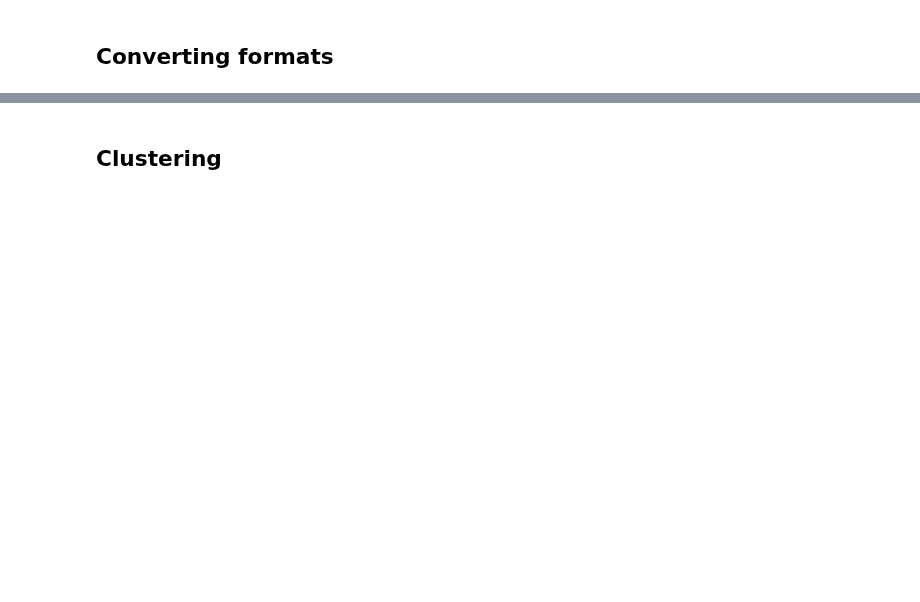
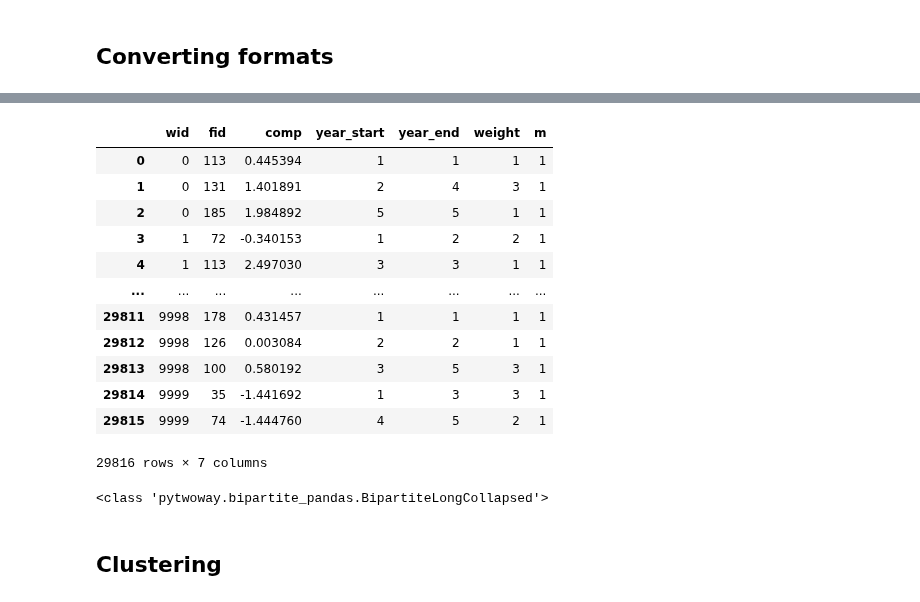
Before and after one commit to tlamadon/pytwoway, a Jupyter notebook: docs-src/source/notebooks/bipartitepandas_example.ipynb, the cells around one changed output, grey strips where cells are left out. Cells and saved outputs as stored; diff of their text form; code cells hidden in the pictures; blank space fills up the shorter version.

Commit message:
Working version of bipartitepandas

```diff
--- a/docs-src/source/notebooks/bipartitepandas_example.ipynb
+++ b/docs-src/source/notebooks/bipartitepandas_example.ipynb
@@ -31,7 +43,6 @@ The user interfaces with BipartiteData which converts between the 3 subclasses.
 # %%
 # Our data is in long form (each row gives a single observation)
-columns_req = ['wid', 'comp', 'fid', 'year']
-columns_opt = []
-reference_dict = {'wid': 'wid', 'comp': 'comp', 'fid': 'fid', 'year': 'year'}
-bd = tw.BipartiteBase(sim_data, columns_req=columns_req, columns_opt=columns_opt, reference_dict=reference_dict) # Long is default formatting, most data is long
+bd = tw.BipartiteLong(sim_data)
 display(bd)
+# Note the type
+print(type(bd))
@@ -82,7 +193,24 @@ display(bd)
 # %%
 # We can then go back to collapsed long
-bd.get_collapsed_long()
+bd = bd.get_collapsed_long()
 display(bd)
+# Note the type
+print(type(bd))
+# %% [output]
+|  | wid | fid | comp | year_start | year_end | weight | m |
+| 0 | 0 | 113 | 0.445394 | 1 | 1 | 1 | 1 |
+| 1 | 0 | 131 | 1.401891 | 2 | 4 | 3 | 1 |
+| 2 | 0 | 185 | 1.984892 | 5 | 5 | 1 | 1 |
+| 3 | 1 | 72 | -0.340153 | 1 | 2 | 2 | 1 |
+| 4 | 1 | 113 | 2.497030 | 3 | 3 | 1 | 1 |
+| ... | ... | ... | ... | ... | ... | ... | ... |
+| 29811 | 9998 | 178 | 0.431457 | 1 | 1 | 1 | 1 |
+| 29812 | 9998 | 126 | 0.003084 | 2 | 2 | 1 | 1 |
+| 29813 | 9998 | 100 | 0.580192 | 3 | 5 | 3 | 1 |
+| 29814 | 9999 | 35 | -1.441692 | 1 | 3 | 3 | 1 |
+| 29815 | 9999 | 74 | -1.444760 | 4 | 5 | 2 | 1 |
+29816 rows × 7 columns
+<class 'pytwoway.bipartite_pandas.BipartiteLongCollapsed'>
 # %% [markdown]
 ## Clustering
 # %%
```
Also changed, not shown: parts of 37 cells of this notebook, 5 other files.
